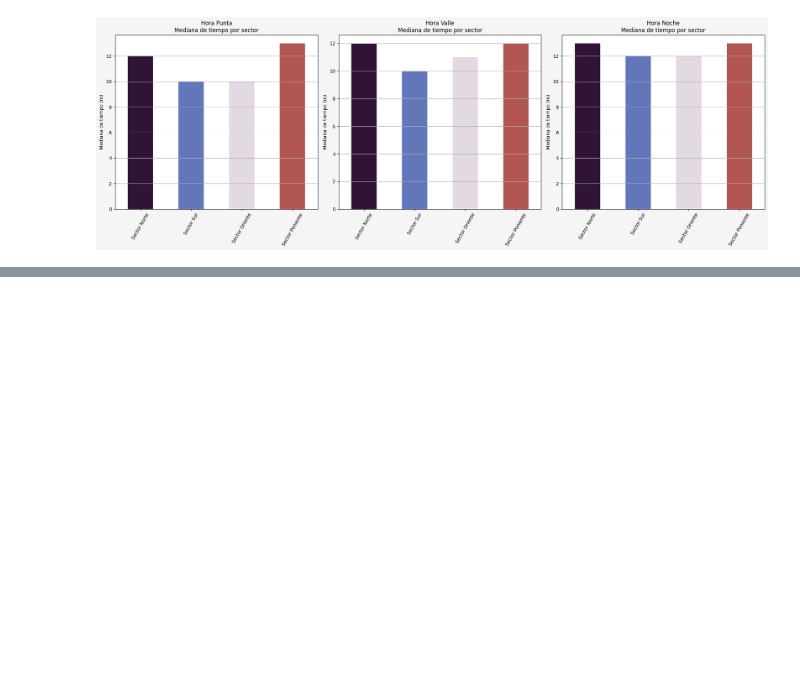
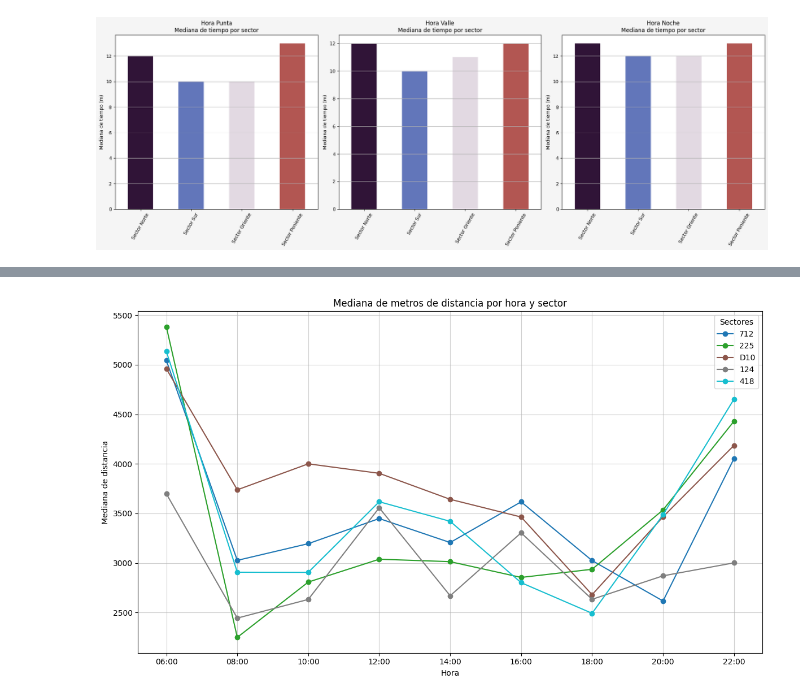
Before and after one commit to vpardoss/squadecaedro, a Jupyter notebook: analisis_data.ipynb, the cells around one changed output, grey strips where cells are left out. Saved outputs shown, nothing was run; the diff lists cells and outputs as text; code cells hidden in the pictures; blank space fills up the shorter version.

```diff
--- a/analisis_data.ipynb
+++ b/analisis_data.ipynb
@@ -333,0 +444,44 @@ plt.show()
+# %%
+# RECORRIDOS FRECUENTES ORIENTE
+recorrido_oriente['route_id'].value_counts().head(5)
+rec_712 = recorrido_oriente[recorrido_oriente['route_id'] == '712']
+rec_225 = recorrido_oriente[recorrido_oriente['route_id'] == '225']
+d10_rec = recorrido_oriente[recorrido_oriente['route_id'] == 'D10']
+rec_124 = recorrido_oriente[recorrido_oriente['route_id'] == '124']
+rec_418 = recorrido_oriente[recorrido_oriente['route_id'] == '418']
+meters_712 = rec_712.groupby('Hour_minute').agg({'meters_distance': 'median'})
+meters_225 = rec_225.groupby('Hour_minute').agg({'meters_distance': 'median'})
+d10_meters = d10_rec.groupby('Hour_minute').agg({'meters_distance': 'median'})
+meters_124 = rec_124.groupby('Hour_minute').agg({'meters_distance': 'median'})
+meters_418 = rec_418.groupby('Hour_minute').agg({'meters_distance': 'median'})
+meters_712.rename(columns={'meters_distance':'712'}, inplace=True)
+meters_225.rename(columns={'meters_distance':'225'}, inplace=True)
+d10_meters.rename(columns={'meters_distance':'D10'}, inplace=True)
+meters_124.rename(columns={'meters_distance':'124'}, inplace=True)
+meters_418.rename(columns={'meters_distance':'418'}, inplace=True)
+meters_recorrido_oriente = pd.concat([meters_712, meters_225, d10_meters, meters_124, meters_418], axis=1)
+meters_recorrido_oriente.drop(meters_recorrido_oriente.index[2], inplace=True)
+meters_recorrido_oriente.drop(meters_recorrido_oriente.index[7], inplace=True)
+# %%
+# GRAFICAMOS PARA SECTOR ORIENTE
+plt.figure(figsize=(12,7))
+
+# Graficamos todas las columnas por sector
+colormap = plt.colormaps['tab10']
+for i, columna in enumerate(meters_recorrido_oriente.columns):
+    plt.plot(meters_recorrido_oriente.index,
+            meters_recorrido_oriente[columna],
+            marker='o',
+            label=columna,
+            color = colormap(i / (len(meters_recorrido_oriente.columns) - 1)))
+
+plt.title("Mediana de metros de distancia por hora y sector")
+plt.xlabel("Hora")
+plt.ylabel("Mediana de distancia")
+plt.legend(title="Sectores")
+plt.grid(True, linestyle='-', alpha=0.6)
+plt.tight_layout()
+
+plt.show()
+# %% [output]
+[figure, added]
```
Also changed, not shown: parts of 10 cells of this notebook.
